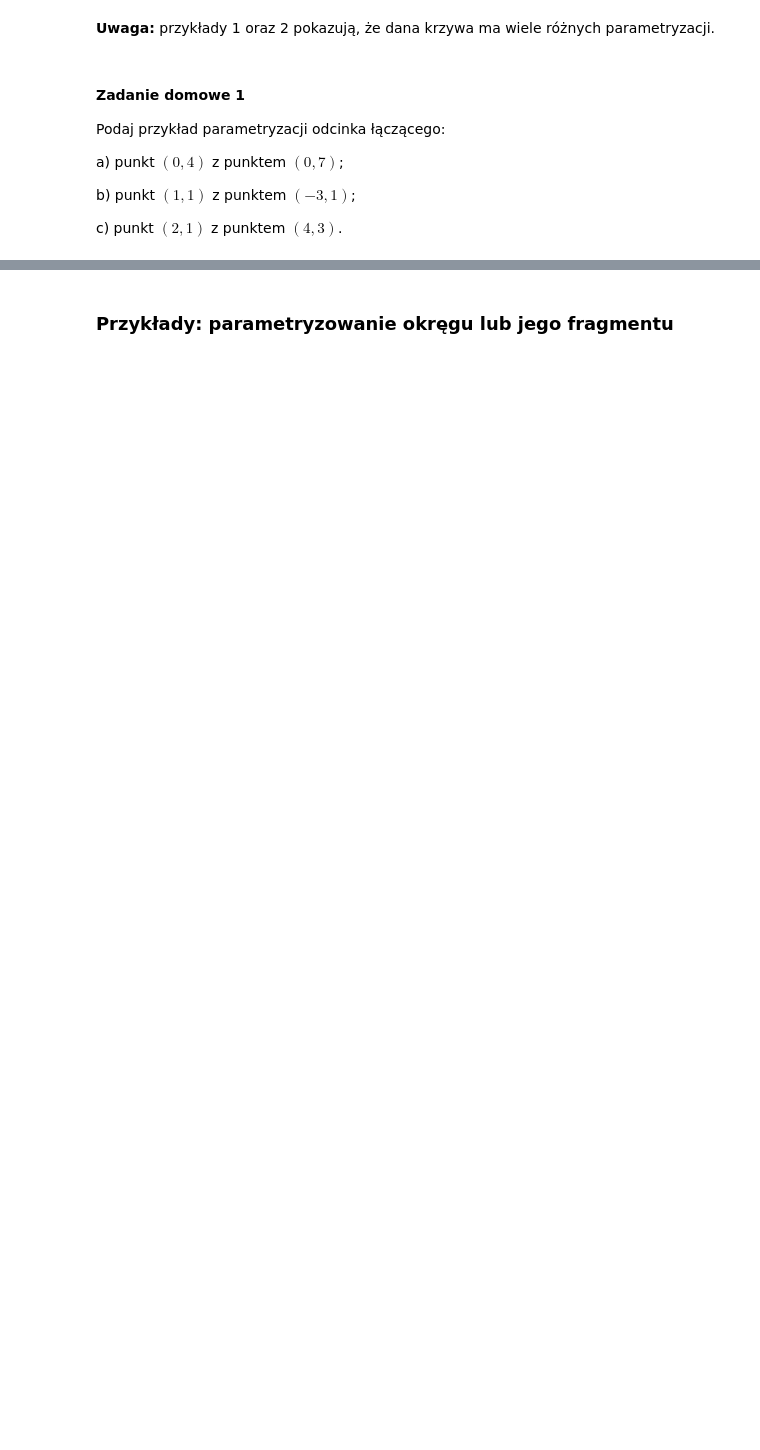
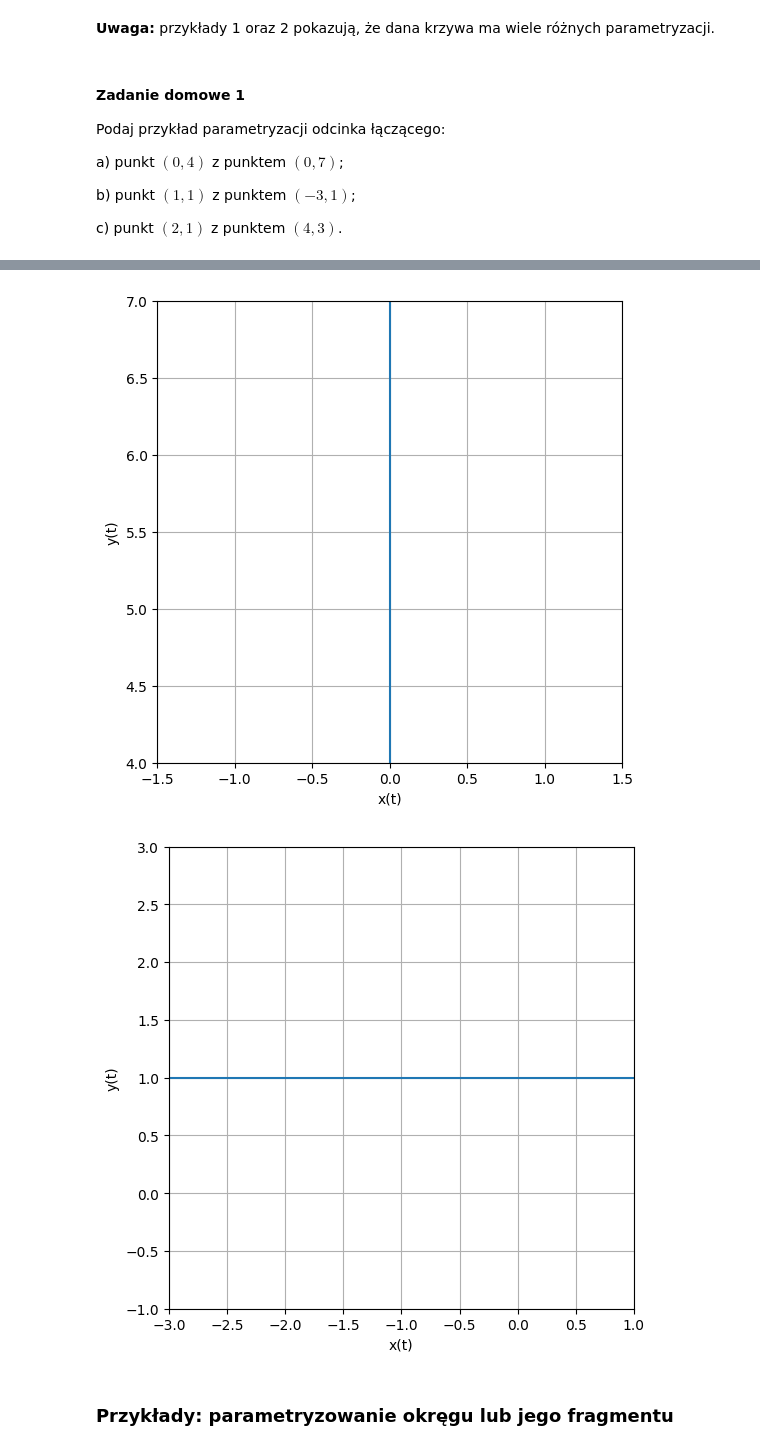
Before and after one commit to LamaInPijamas/analiza_matematyczna_2, a Jupyter notebook: Lab11/Lab_11.ipynb, the cells around one changed output, grey strips where cells are left out. Drawn from its saved outputs; the diff is of its cells as text; code cells hidden in the pictures; blank space fills up the shorter version.

```diff
--- a/Lab11/Lab_11.ipynb
+++ b/Lab11/Lab_11.ipynb
@@ -8,6 +8,38 @@ Zadania oznaczone jako __Zadanie domowe__ zostaną sprawdzone podczas kolejnych
 ## Krzywe i ich parametryzacje
 # %% [markdown]
 __Definicja.__ Krzywą $\gamma$ w przestrzeni  $\mathbb{R}^{n}$ nazywamy dowolny ciągły obraz odcinka $I=[a,b]$. Funkcję ciągłą $c\colon I\to\mathbb{R}^n$ nazywamy parametryzacją krzywej $\gamma$, o ile $\gamma = c(I)$.
+# %%
+import matplotlib.pyplot as plt
+import numpy as np
+from typing import Callable
+
+def draw_parametric(I: np.array, x: Callable[[np.ndarray], np.ndarray], y: Callable[[np.ndarray], np.ndarray]):
+	t = np.linspace(I[0], I[1], 1000)
+	X = x(t)
+	Y = y(t)
+
+	plt.figure(figsize=(6, 6))
+	plt.plot(X, Y)
+
+	max_range = max(
+    np.max(X) - np.min(X),
+    np.max(Y) - np.min(Y)
+	) / 2
+	x_mid = (np.max(X) + np.min(X)) / 2
+	y_mid = (np.max(Y) + np.min(Y)) / 2
+	plt.xlim(x_mid - max_range, x_mid + max_range)
+	plt.ylim(y_mid - max_range, y_mid + max_range)
+
+	plt.xlabel("x(t)")
+	plt.ylabel("y(t)")
+	plt.grid(True)
+	plt.show()
+
+# draw_parametric(
+# 	[0, 2*np.pi],
+# 	lambda t: np.cos(t),
+# 	lambda t: np.sin(t)
+# )
 # %% [markdown]
 ### Przykłady: parametryzowanie odcinka
 
@@ -42,3 +85,18 @@ c) punkt $(2,1)$ z punktem $(4,3)$.
+# %%
+draw_parametric(
+	[0, 3],
+	lambda t: 0 * t,
+	lambda t: -t + 7
+)
+
+draw_parametric(
+	[0, 4],
+	lambda t: -3 + t,
+	lambda t: 1 + t * 0
+)
+# %% [output]
+[figure, added]
+[figure, added]
 # %% [markdown]
 ### Przykłady: parametryzowanie okręgu lub jego fragmentu
 # %% [markdown]
```
Also changed, not shown: parts of 5 cells of this notebook.
